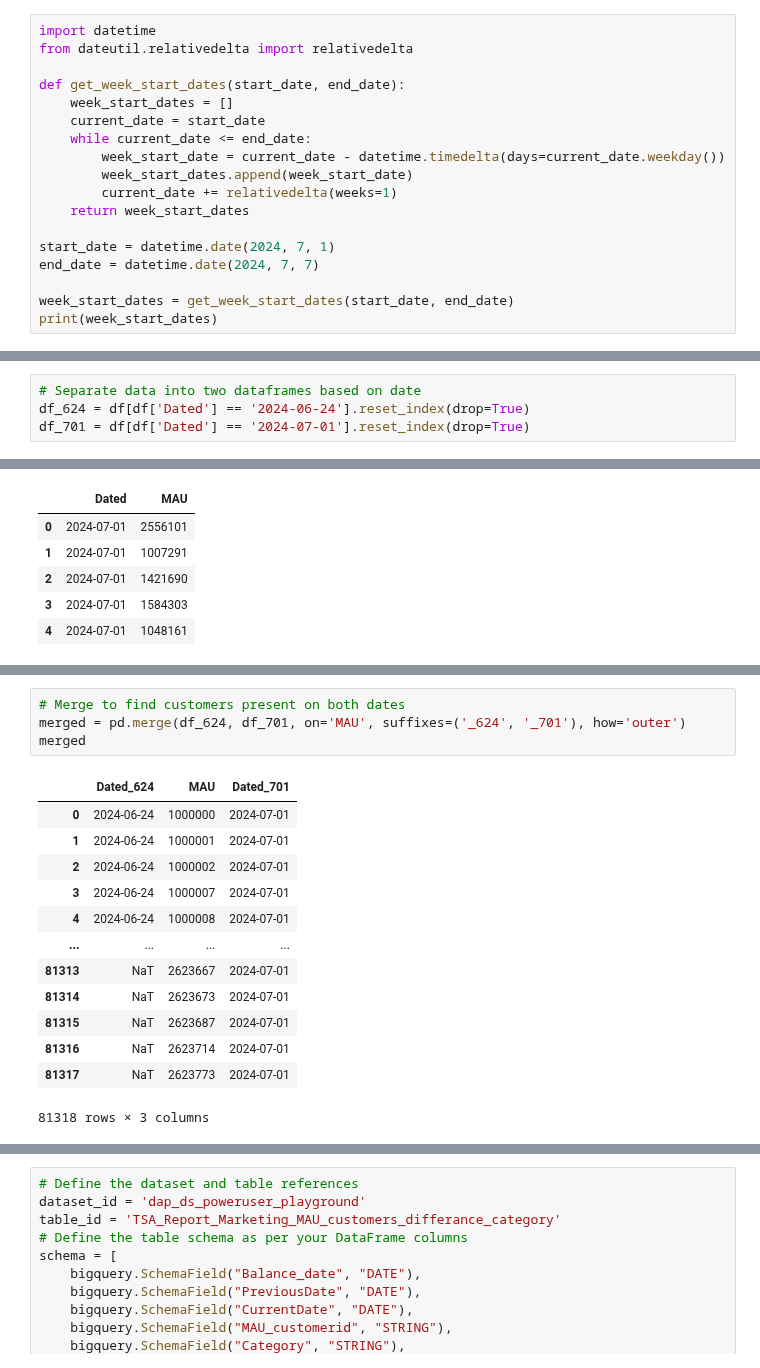
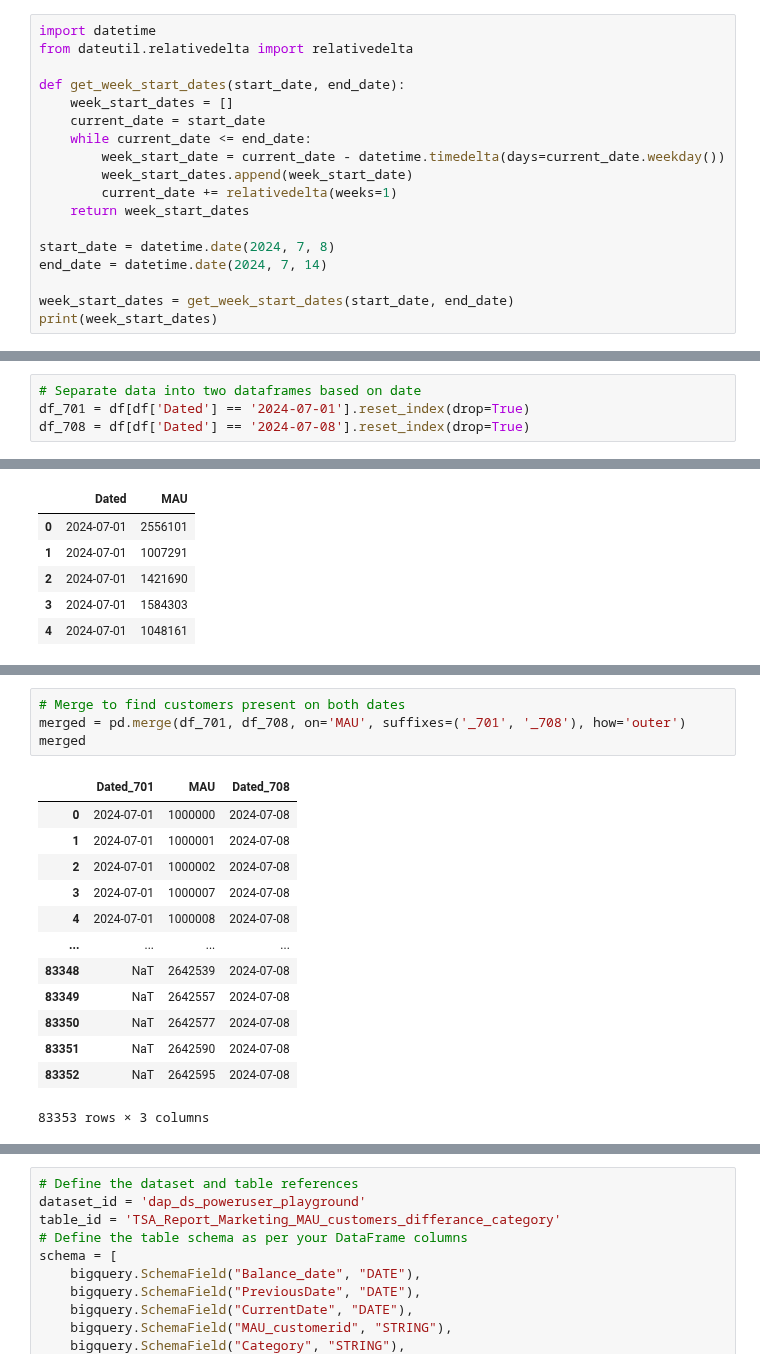
Before and after one commit to dchakroborti-tonik/MAU_MMAU_REPORT, a Jupyter notebook: TSA_REPORT_TEMPLATE_v2.ipynb, the cells around one changed output, grey strips where cells are left out. Cells and saved outputs as stored; diff of their text form.

Commit message:
updated the query for week starting 2024-07-08

```diff
--- a/TSA_REPORT_TEMPLATE_v2.ipynb
+++ b/TSA_REPORT_TEMPLATE_v2.ipynb
@@ -35,8 +35,8 @@ def get_week_start_dates(start_date, end_date):
         current_date += relativedelta(weeks=1)
     return week_start_dates
 
-start_date = datetime.date(2024, 7, 1)
-end_date = datetime.date(2024, 7, 7)
+start_date = datetime.date(2024, 7, 8)
+end_date = datetime.date(2024, 7, 14)
 
 week_start_dates = get_week_start_dates(start_date, end_date)
 print(week_start_dates)
@@ -729,4 +730,4 @@ Length: 3, dtype: datetime64[ns]
 # %%
 # Separate data into two dataframes based on date
-df_624 = df[df['Dated'] == '2024-06-24'].reset_index(drop=True)
 df_701 = df[df['Dated'] == '2024-07-01'].reset_index(drop=True)
+df_708 = df[df['Dated'] == '2024-07-08'].reset_index(drop=True)
@@ -751,21 +752,21 @@ df_701.head()
 # %%
 # Merge to find customers present on both dates
-merged = pd.merge(df_624, df_701, on='MAU', suffixes=('_624', '_701'), how='outer')
+merged = pd.merge(df_701, df_708, on='MAU', suffixes=('_701', '_708'), how='outer')
 merged
 # %% [output]
-|  | Dated_624 | MAU | Dated_701 |
-| 0 | 2024-06-24 | 1000000 | 2024-07-01 |
-| 1 | 2024-06-24 | 1000001 | 2024-07-01 |
-| 2 | 2024-06-24 | 1000002 | 2024-07-01 |
-| 3 | 2024-06-24 | 1000007 | 2024-07-01 |
-| 4 | 2024-06-24 | 1000008 | 2024-07-01 |
+|  | Dated_701 | MAU | Dated_708 |
+| 0 | 2024-07-01 | 1000000 | 2024-07-08 |
+| 1 | 2024-07-01 | 1000001 | 2024-07-08 |
+| 2 | 2024-07-01 | 1000002 | 2024-07-08 |
+| 3 | 2024-07-01 | 1000007 | 2024-07-08 |
+| 4 | 2024-07-01 | 1000008 | 2024-07-08 |
 | ... | ... | ... | ... |
-| 81313 | NaT | 2623667 | 2024-07-01 |
-| 81314 | NaT | 2623673 | 2024-07-01 |
-| 81315 | NaT | 2623687 | 2024-07-01 |
-| 81316 | NaT | 2623714 | 2024-07-01 |
-| 81317 | NaT | 2623773 | 2024-07-01 |
+| 83348 | NaT | 2642539 | 2024-07-08 |
+| 83349 | NaT | 2642557 | 2024-07-08 |
+| 83350 | NaT | 2642577 | 2024-07-08 |
+| 83351 | NaT | 2642590 | 2024-07-08 |
+| 83352 | NaT | 2642595 | 2024-07-08 |
-81318 rows × 3 columns
+83353 rows × 3 columns
 # %%
 # Function to categorize customer presence
 def categorize_presence(row):
```
Also changed, not shown: parts of 27 cells of this notebook.
